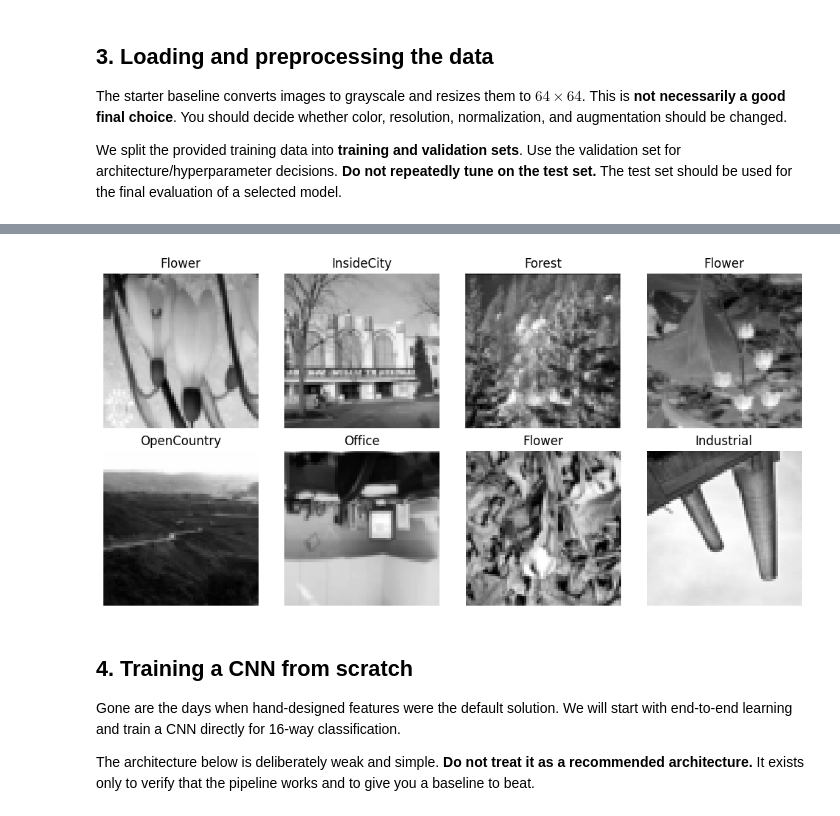
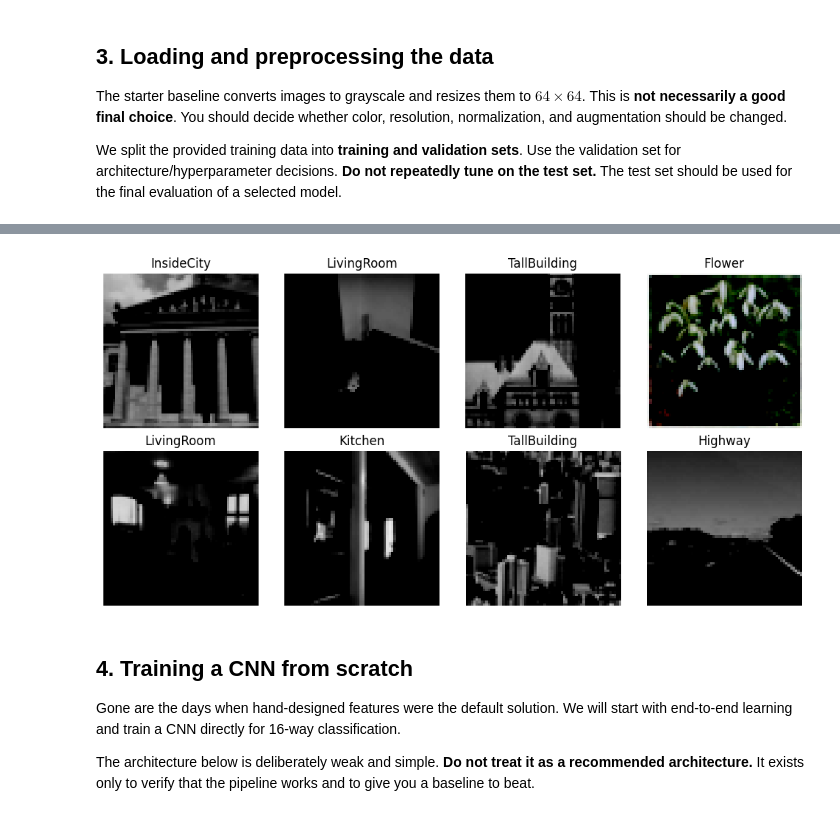
Before and after one commit to ameliaeckard/cnn-scene-classification, a Jupyter notebook: notebooks/ITCS_6169_8169_Assignment1_2026_Starter.ipynb, the cells around one changed output, grey strips where cells are left out. Cells and saved outputs as stored; diff of their text form; code cells hidden in the pictures.

```diff
--- a/notebooks/ITCS_6169_8169_Assignment1_2026_Starter.ipynb
+++ b/notebooks/ITCS_6169_8169_Assignment1_2026_Starter.ipynb
@@ -228,7 +228,7 @@ images, labels = next(iter(train_loader))
 
 fig, axes = plt.subplots(2, 4, figsize=(10, 5))
 for ax, image, label in zip(axes.flat, images[:8], labels[:8]):
-    image = image * 0.5 + 0.5  # unnormalize
+    image = image.permute(1, 2, 0)
     ax.imshow(image.squeeze(0), cmap='gray')
     ax.set_title(class_names[label.item()])
     ax.axis('off')
@@ -238,4 +246,4 @@ plt.show()
-[figure, old version]
+[figure, new version]
 # %% [markdown]
 ## 4. Training a CNN from scratch
 
```
Also changed, not shown: parts of 8 cells of this notebook.
